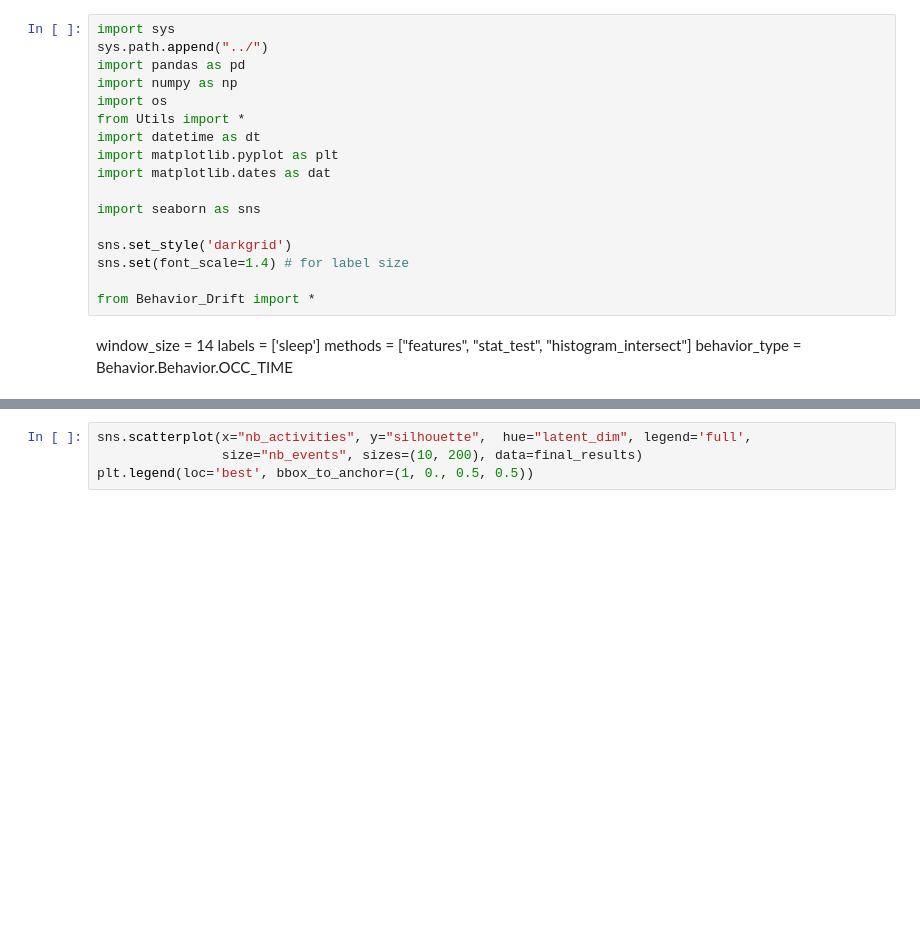
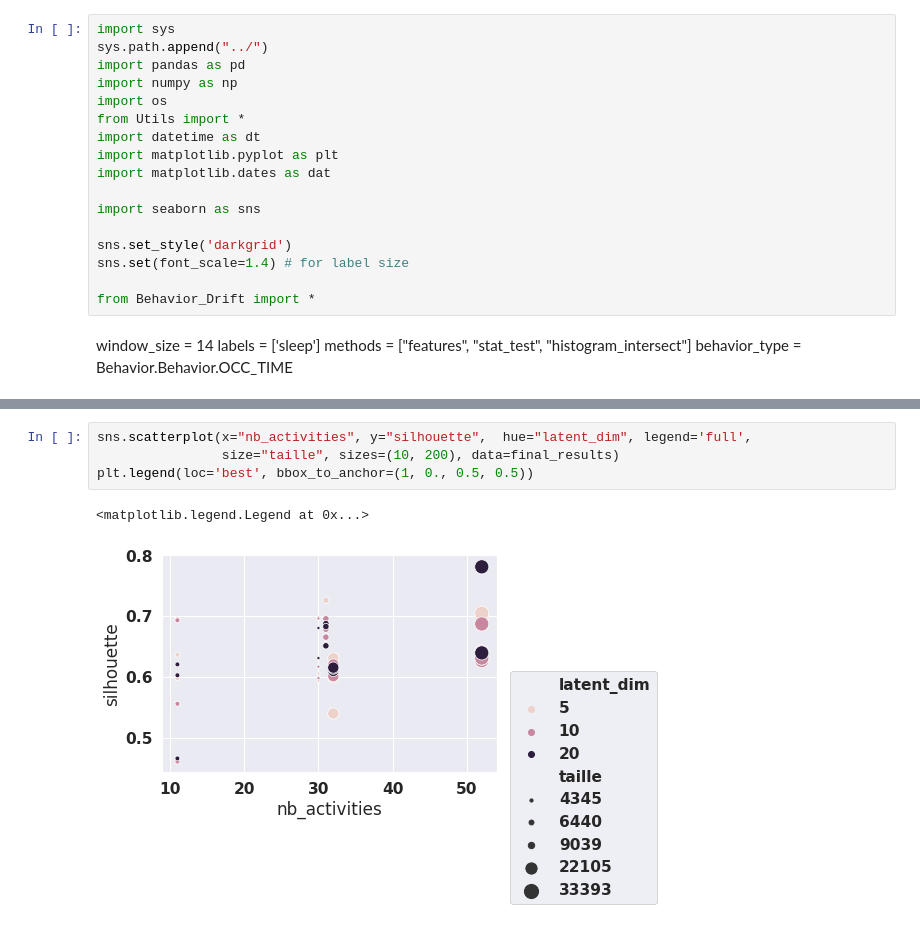
Before and after one commit to CyriacAzefack/Frailty_Box, a Jupyter notebook: Notebooks/Drift Results.ipynb, the cells around one changed output, grey strips where cells are left out. Cells and saved outputs as stored; diff of their text form; blank space fills up the shorter version.

```diff
--- a/Notebooks/Drift Results.ipynb
+++ b/Notebooks/Drift Results.ipynb
@@ -60,6 +79,9 @@ KeyError: 'silhouette'
 # %%
 sns.scatterplot(x="nb_activities", y="silhouette",  hue="latent_dim", legend='full',
-                size="nb_events", sizes=(10, 200), data=final_results)
+                size="taille", sizes=(10, 200), data=final_results)
 plt.legend(loc='best', bbox_to_anchor=(1, 0., 0.5, 0.5))
+# %% [output]
+<matplotlib.legend.Legend at 0x...>
+[figure, added]
 # %%
 # Training Loss Value
```
Also changed, not shown: parts of 8 cells of this notebook, 44 other files.
